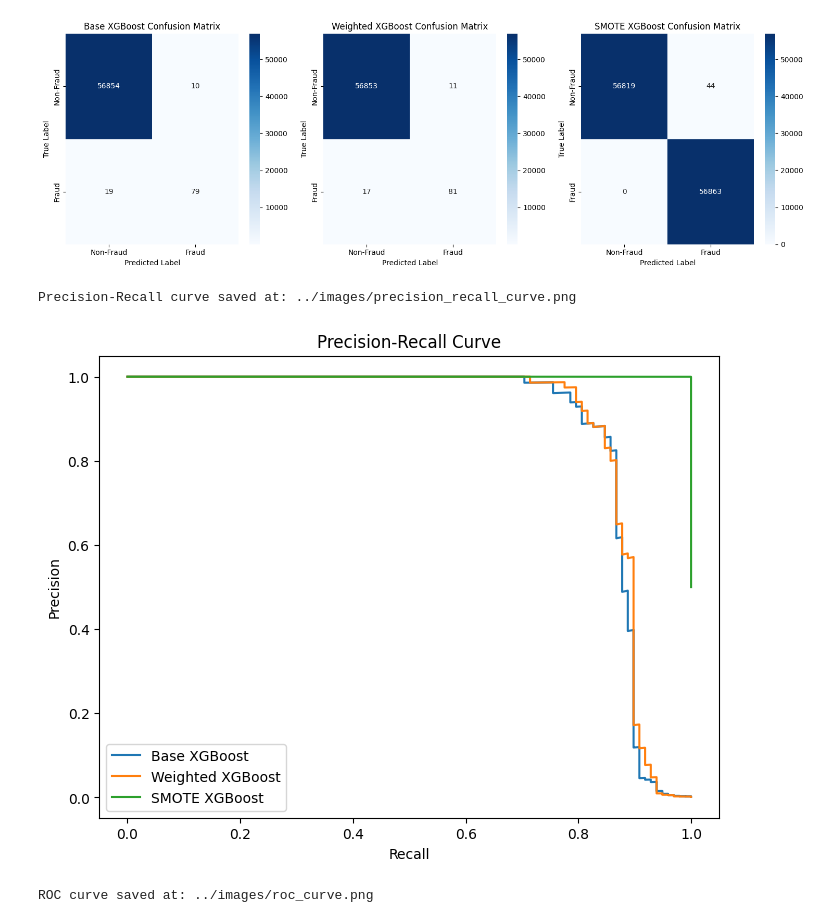
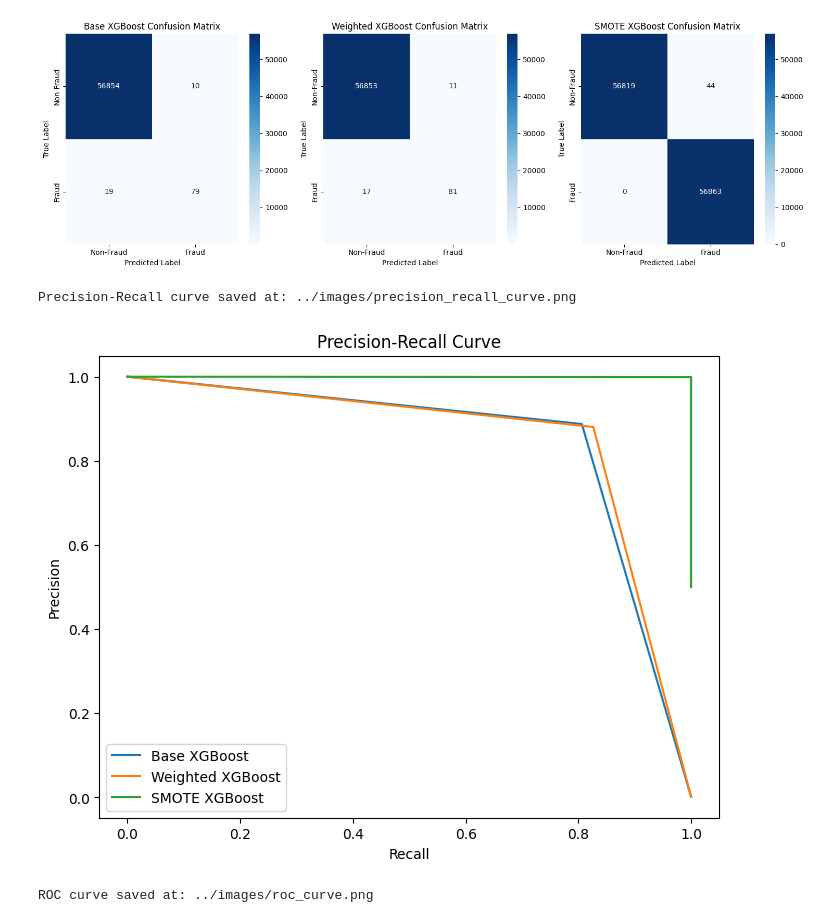
Before and after one commit to otuemre/FraudDetectAI, a Jupyter notebook: src/notebooks/03_Model_Training.ipynb, the cells around one changed output. Drawn from its saved outputs; the diff is of its cells as text; code cells hidden in the pictures.

```diff
--- a/src/notebooks/03_Model_Training.ipynb
+++ b/src/notebooks/03_Model_Training.ipynb
@@ -312,10 +320,10 @@ Confusion matrix saved at: ../images/confusion_matrices.png
 [figure]
 # %%
 # Call function and save figure
-plot_precision_recall_curves(y_true_list, y_pred_probs_list, model_names, save_path="../images/precision_recall_curve.png")
+plot_precision_recall_curves(y_true_list, y_pred_list, model_names, save_path="../images/precision_recall_curve.png")
 # %% [output]
 Precision-Recall curve saved at: ../images/precision_recall_curve.png
-[figure, old version]
+[figure, new version]
 # %%
 # Call function and save figure
 plot_roc_curves(y_true_list, y_pred_probs_list, model_names, save_path="../images/roc_curve.png")
```
Also changed, not shown: parts of 11 cells of this notebook, 4 other files.
